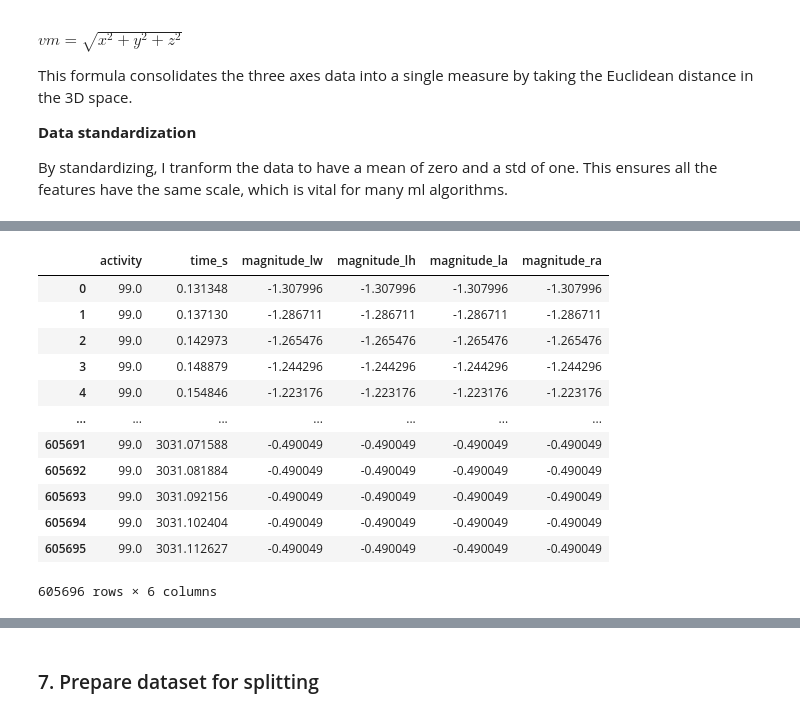
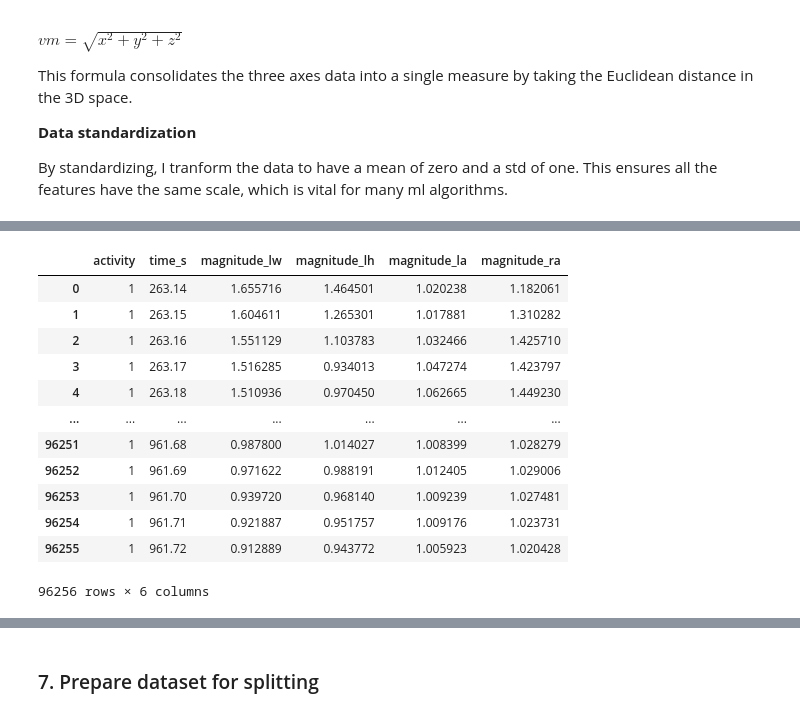
Before and after one commit to yalda-amirsoleymani/har-dataset-processing, a Jupyter notebook: data_preprocessing_menglutao.ipynb, the cells around one changed output, grey strips where cells are left out. Drawn from its saved outputs; the diff is of its cells as text; code cells hidden in the pictures.

```diff
--- a/data_preprocessing_menglutao.ipynb
+++ b/data_preprocessing_menglutao.ipynb
@@ -168,0 +168,5 @@ pandas.core.frame.DataFrame
+# %%
+### split the data frame based on the activity code
+df_1= sample_df[sample_df["activity"] == 1]
+df_2= sample_df[sample_df["activity"] == 2]
+df_3 = sample_df[sample_df["activity"] == 3]
@@ -168,0 +191,4 @@ pandas.core.frame.DataFrame
+# %%
+data_trans1 = DataTransform(df_1)
+vm1 = data_trans1.calculate_vector_magnitude() #output is dataframe
+vm1.head(10)
@@ -197,22 +256,22 @@ array([[ 9.90000000e+01,  1.31347871e-01, -1.30799648e+00,
 # %%
 from data_transform import Segementation
-seg = Segementation(filtered_data,[5.12,10.24],0.5,100)
-df_seg = seg.segmentation() #output is dataframe
+seg1 = Segementation(vm1,[5.12,10.24],0.5,100)
+df_seg1 = seg1.segmentation() #output is dataframe
 # %%
 columns = ["activity","time_s","magnitude_lw","magnitude_lh","magnitude_la","magnitude_ra"]
-df_seg.columns = columns
-df_seg
+df_seg1.columns = columns
+df_seg1
 # %% [output]
 |  | activity | time_s | magnitude_lw | magnitude_lh | magnitude_la | magnitude_ra |
-| 0 | 99.0 | 0.131348 | -1.307996 | -1.307996 | -1.307996 | -1.307996 |
-| 1 | 99.0 | 0.137130 | -1.286711 | -1.286711 | -1.286711 | -1.286711 |
-| 2 | 99.0 | 0.142973 | -1.265476 | -1.265476 | -1.265476 | -1.265476 |
-| 3 | 99.0 | 0.148879 | -1.244296 | -1.244296 | -1.244296 | -1.244296 |
-| 4 | 99.0 | 0.154846 | -1.223176 | -1.223176 | -1.223176 | -1.223176 |
+| 0 | 1 | 263.14 | 1.655716 | 1.464501 | 1.020238 | 1.182061 |
+| 1 | 1 | 263.15 | 1.604611 | 1.265301 | 1.017881 | 1.310282 |
+| 2 | 1 | 263.16 | 1.551129 | 1.103783 | 1.032466 | 1.425710 |
+| 3 | 1 | 263.17 | 1.516285 | 0.934013 | 1.047274 | 1.423797 |
+| 4 | 1 | 263.18 | 1.510936 | 0.970450 | 1.062665 | 1.449230 |
 | ... | ... | ... | ... | ... | ... | ... |
-| 605691 | 99.0 | 3031.071588 | -0.490049 | -0.490049 | -0.490049 | -0.490049 |
-| 605692 | 99.0 | 3031.081884 | -0.490049 | -0.490049 | -0.490049 | -0.490049 |
-| 605693 | 99.0 | 3031.092156 | -0.490049 | -0.490049 | -0.490049 | -0.490049 |
-| 605694 | 99.0 | 3031.102404 | -0.490049 | -0.490049 | -0.490049 | -0.490049 |
-| 605695 | 99.0 | 3031.112627 | -0.490049 | -0.490049 | -0.490049 | -0.490049 |
+| 96251 | 1 | 961.68 | 0.987800 | 1.014027 | 1.008399 | 1.028279 |
+| 96252 | 1 | 961.69 | 0.971622 | 0.988191 | 1.012405 | 1.029006 |
+| 96253 | 1 | 961.70 | 0.939720 | 0.968140 | 1.009239 | 1.027481 |
+| 96254 | 1 | 961.71 | 0.921887 | 0.951757 | 1.009176 | 1.023731 |
+| 96255 | 1 | 961.72 | 0.912889 | 0.943772 | 1.005923 | 1.020428 |
-605696 rows × 6 columns
+96256 rows × 6 columns
```
Also changed, not shown: parts of 36 cells of this notebook, 2 other files.
